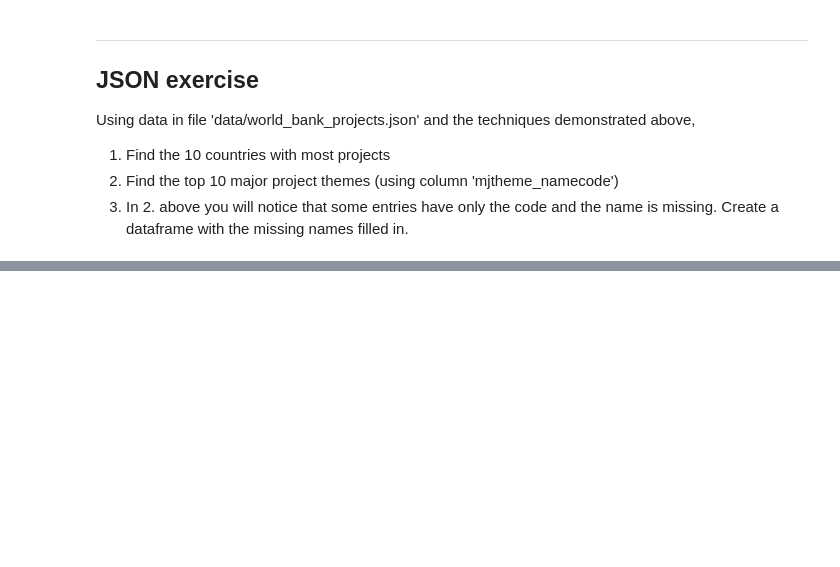
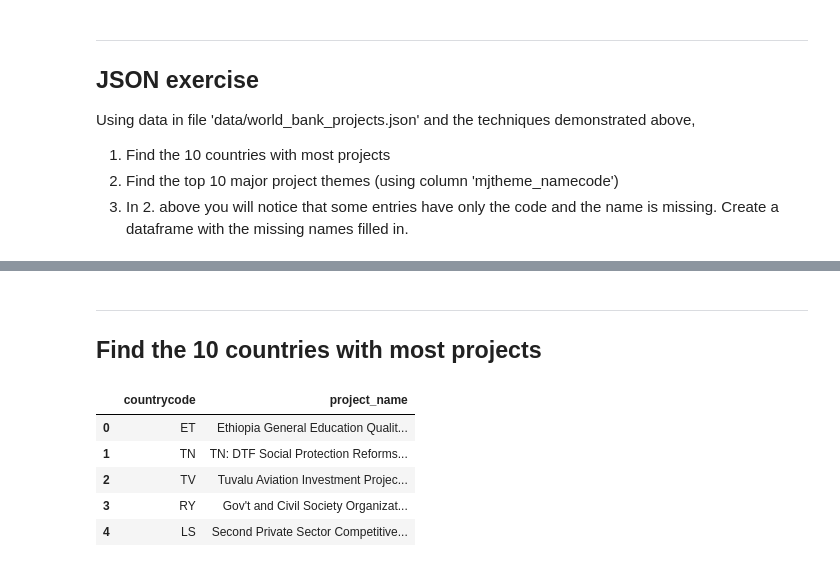
Before and after one commit to Ylazerson/sb-mini-project-world-bank, a Jupyter notebook: notebooks/sliderule_dsi_json_exercise.ipynb, the cells around one changed output, grey strips where cells are left out. Drawn from its saved outputs; the diff is of its cells as text; code cells hidden in the pictures; blank space fills up the shorter version.

```diff
--- a/notebooks/sliderule_dsi_json_exercise.ipynb
+++ b/notebooks/sliderule_dsi_json_exercise.ipynb
@@ -139,0 +155,14 @@ Using data in file 'data/world_bank_projects.json' and the techniques demonstrat
+# %% [markdown]
+---
+## Find the 10 countries with most projects
+# %%
+world_bank_subset = world_bank_df[['countrycode', 'project_name']]
+
+world_bank_subset.head()
+# %% [output]
+|  | countrycode | project_name |
+| 0 | ET | Ethiopia General Education Qualit... |
+| 1 | TN | TN: DTF Social Protection Reforms... |
+| 2 | TV | Tuvalu Aviation Investment Projec... |
+| 3 | RY | Gov't and Civil Society Organizat... |
+| 4 | LS | Second Private Sector Competitive... |
```
Also changed, not shown: parts of 12 cells of this notebook, 4 other files.
